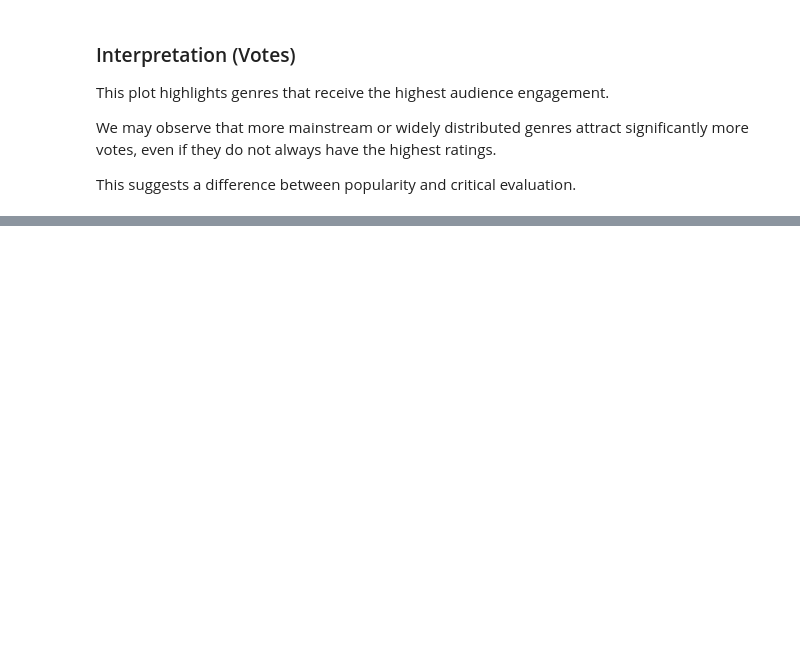
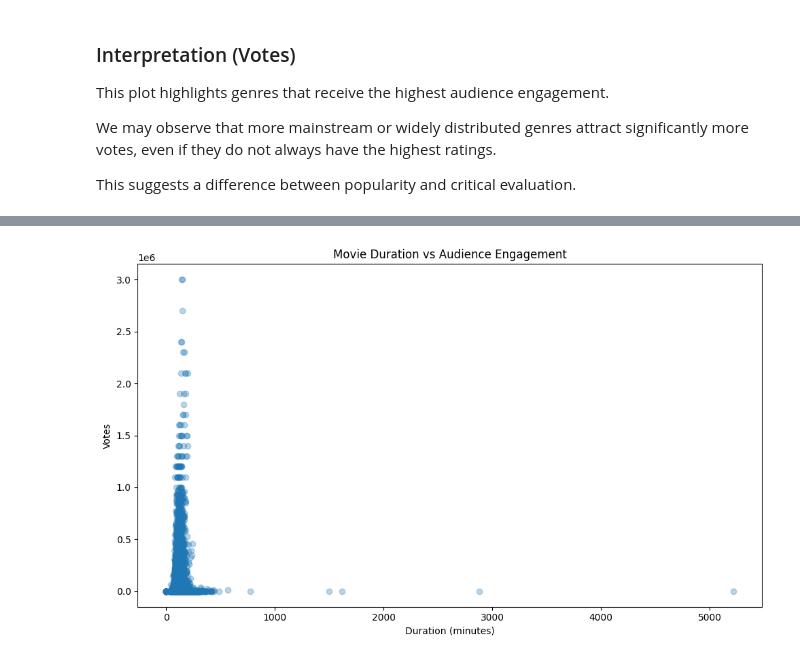
Before and after one commit to CU-S26-MSDSSB-DSCI-01-DataScienceLab/DataScienceLab_Movies_1, a Jupyter notebook: analysis.ipynb, the cells around one changed output, grey strips where cells are left out. Drawn from its saved outputs; the diff is of its cells as text; code cells hidden in the pictures; blank space fills up the shorter version.

```diff
--- a/analysis.ipynb
+++ b/analysis.ipynb
@@ -264,0 +304,12 @@ This suggests a difference between popularity and critical evaluation.
+# %%
+plt.figure(figsize=(10, 6))
+plt.scatter(duration_df["duration_min"], duration_df["votes_num"], alpha=0.3)
+
+plt.xlabel("Duration (minutes)")
+plt.ylabel("Votes")
+plt.title("Movie Duration vs Audience Engagement")
+
+plt.tight_layout()
+plt.show()
+# %% [output]
+[figure, added]
```
Also changed, not shown: parts of 5 cells of this notebook.
